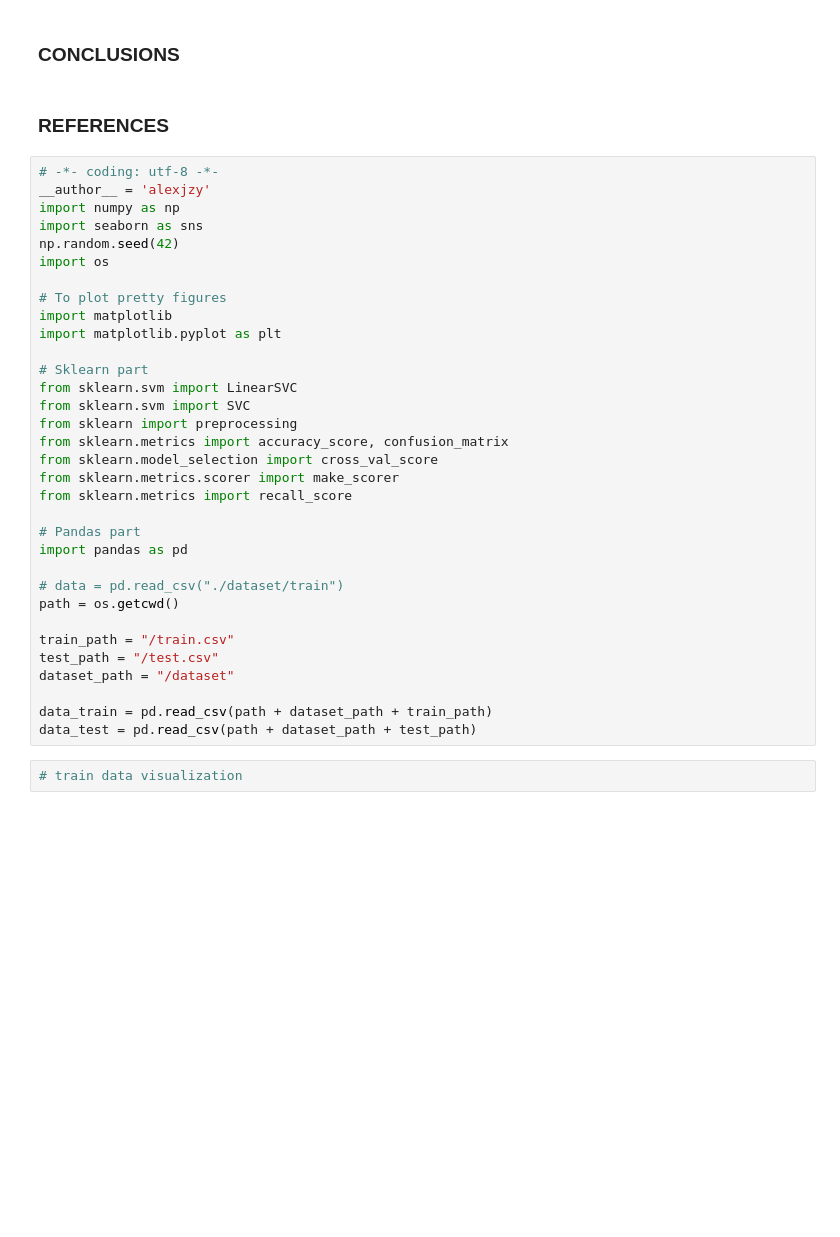
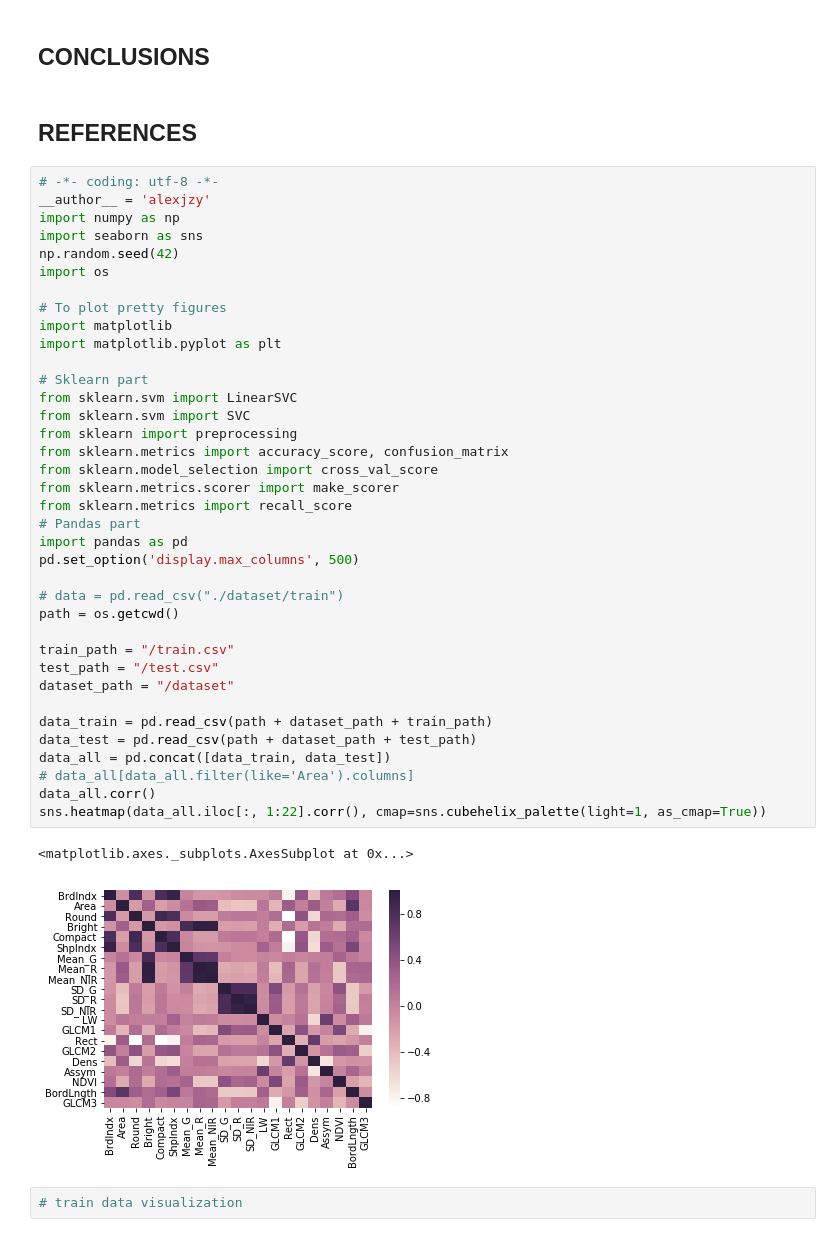
Before and after one commit to alex44jzy/NUS-CI1-CA1, a Jupyter notebook: svm/svmpy.ipynb, the cells around one changed output. Drawn from its saved outputs; the diff is of its cells as text; blank space fills up the shorter version.

```diff
--- a/svm/svmpy.ipynb
+++ b/svm/svmpy.ipynb
@@ -34,40 +58,47 @@ In [A Practical Guide to Support Vector Classification], the author gave the bri
 # %% [markdown]
-### CONCLUSIONS
+## CONCLUSIONS
 # %% [markdown]
-### REFERENCES
+## REFERENCES
 # %%
 # -*- coding: utf-8 -*-
 __author__ = 'alexjzy'
 import numpy as np
 import seaborn as sns
 np.random.seed(42)
 import os
 
 # To plot pretty figures
 import matplotlib
 import matplotlib.pyplot as plt
 
 # Sklearn part
 from sklearn.svm import LinearSVC
 from sklearn.svm import SVC
 from sklearn import preprocessing
 from sklearn.metrics import accuracy_score, confusion_matrix
 from sklearn.model_selection import cross_val_score
 from sklearn.metrics.scorer import make_scorer
 from sklearn.metrics import recall_score
-
 # Pandas part
 import pandas as pd
+pd.set_option('display.max_columns', 500)
 
 # data = pd.read_csv("./dataset/train")
 path = os.getcwd()
 
 train_path = "/train.csv"
 test_path = "/test.csv"
 dataset_path = "/dataset"
 
 data_train = pd.read_csv(path + dataset_path + train_path)
 data_test = pd.read_csv(path + dataset_path + test_path)
+data_all = pd.concat([data_train, data_test])
+# data_all[data_all.filter(like='Area').columns]
+data_all.corr()
+sns.heatmap(data_all.iloc[:, 1:22].corr(), cmap=sns.cubehelix_palette(light=1, as_cmap=True))
+# %% [output]
+<matplotlib.axes._subplots.AxesSubplot at 0x...>
+[figure, added]
 # %%
 # train data visualization
 # %%
```
Also changed, not shown: parts of 14 cells of this notebook.
